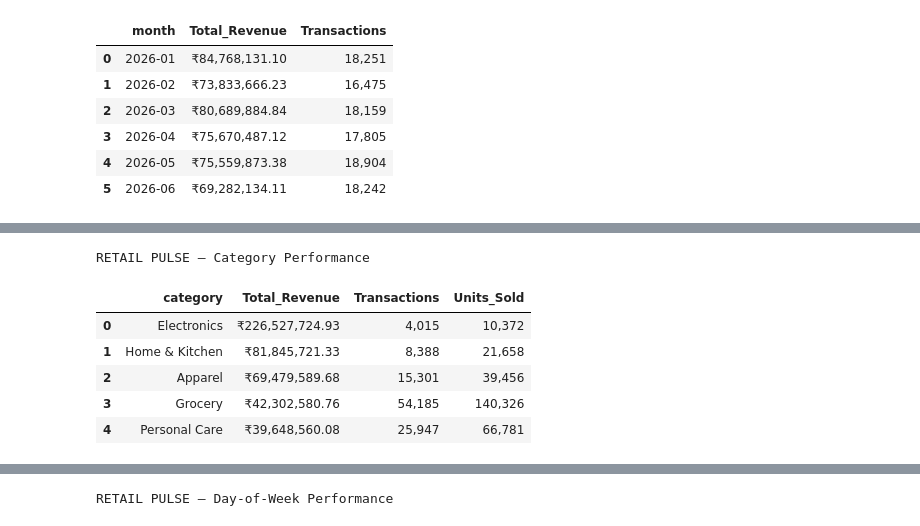
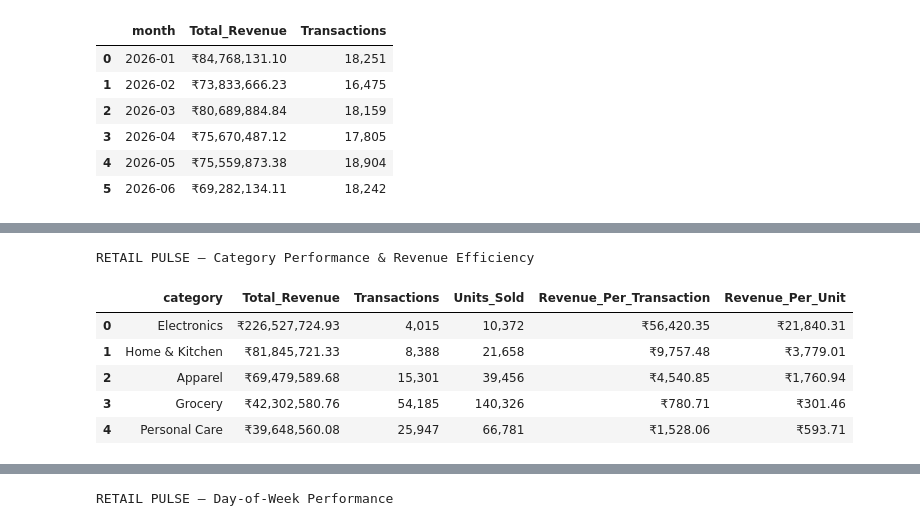
Before and after one commit to jajulagnanadeepak/calibo_project1, a Jupyter notebook: notebooks/01_RETAIL_PULSE_Data_Inspection.ipynb, the cells around one changed output, grey strips where cells are left out. Drawn from its saved outputs; the diff is of its cells as text; code cells hidden in the pictures.

```diff
--- a/notebooks/01_RETAIL_PULSE_Data_Inspection.ipynb
+++ b/notebooks/01_RETAIL_PULSE_Data_Inspection.ipynb
@@ -1282,44 +1434,58 @@ category_summary = (
       .reset_index(drop=True)
 )
 
+# Revenue efficiency metrics
+category_summary["Revenue_Per_Transaction"] = (
+    category_summary["Total_Revenue"] /
+    category_summary["Transactions"]
+)
+
+category_summary["Revenue_Per_Unit"] = (
+    category_summary["Total_Revenue"] /
+    category_summary["Units_Sold"]
+)
+
+# Display formatted table
 category_summary.style \
     .format({
         "Total_Revenue": "₹{:,.2f}",
         "Transactions": "{:,}",
-        "Units_Sold": "{:,}"
+        "Units_Sold": "{:,}",
+        "Revenue_Per_Transaction": "₹{:,.2f}",
+        "Revenue_Per_Unit": "₹{:,.2f}"
     }) \
-    .set_caption("RETAIL PULSE — Category Performance") \
+    .set_caption("RETAIL PULSE — Category Performance & Revenue Efficiency") \
     .set_table_styles([
         {
             "selector": "caption",
             "props": [
                 ("font-size", "16px"),
                 ("font-weight", "bold"),
                 ("text-align", "left"),
                 ("padding", "8px")
             ]
         },
         {
             "selector": "th",
             "props": [
                 ("font-weight", "bold"),
                 ("text-align", "center"),
                 ("padding", "6px")
             ]
         },
         {
             "selector": "td",
             "props": [
                 ("padding", "6px"),
                 ("text-align", "right")
             ]
         }
     ])
 # %% [output]
-RETAIL PULSE — Category Performance
+RETAIL PULSE — Category Performance & Revenue Efficiency
-|  | category | Total_Revenue | Transactions | Units_Sold |
-| 0 | Electronics | ₹226,527,724.93 | 4,015 | 10,372 |
-| 1 | Home & Kitchen | ₹81,845,721.33 | 8,388 | 21,658 |
-| 2 | Apparel | ₹69,479,589.68 | 15,301 | 39,456 |
-| 3 | Grocery | ₹42,302,580.76 | 54,185 | 140,326 |
-| 4 | Personal Care | ₹39,648,560.08 | 25,947 | 66,781 |
+|  | category | Total_Revenue | Transactions | Units_Sold | Revenue_Per_Transaction | Revenue_Per_Unit |
+| 0 | Electronics | ₹226,527,724.93 | 4,015 | 10,372 | ₹56,420.35 | ₹21,840.31 |
+| 1 | Home & Kitchen | ₹81,845,721.33 | 8,388 | 21,658 | ₹9,757.48 | ₹3,779.01 |
+| 2 | Apparel | ₹69,479,589.68 | 15,301 | 39,456 | ₹4,540.85 | ₹1,760.94 |
+| 3 | Grocery | ₹42,302,580.76 | 54,185 | 140,326 | ₹780.71 | ₹301.46 |
+| 4 | Personal Care | ₹39,648,560.08 | 25,947 | 66,781 | ₹1,528.06 | ₹593.71 |
```
Also changed, not shown: parts of 67 cells of this notebook, 2 other files.
